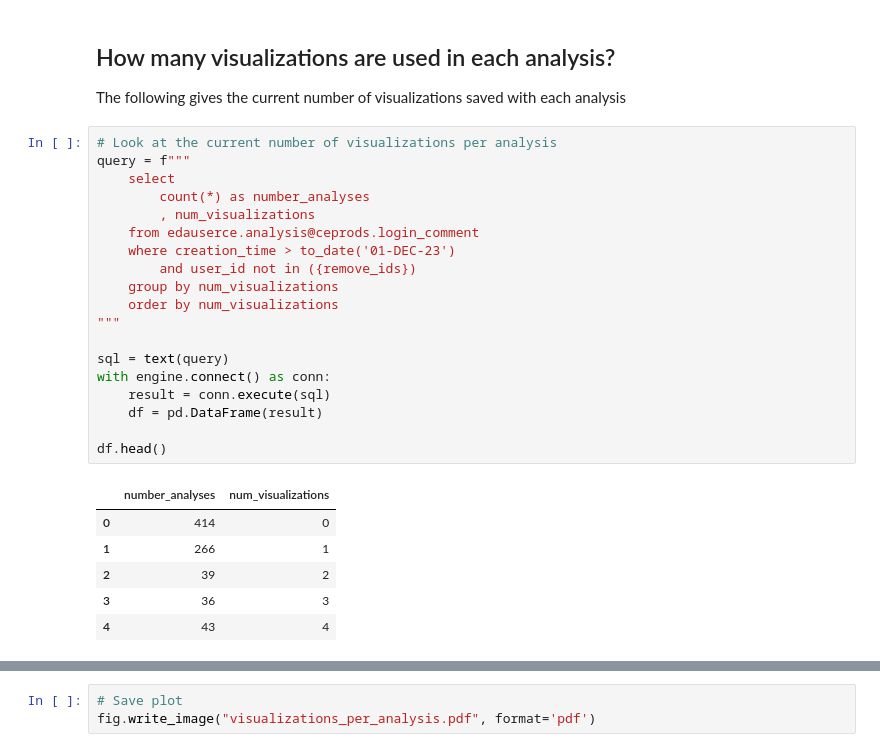
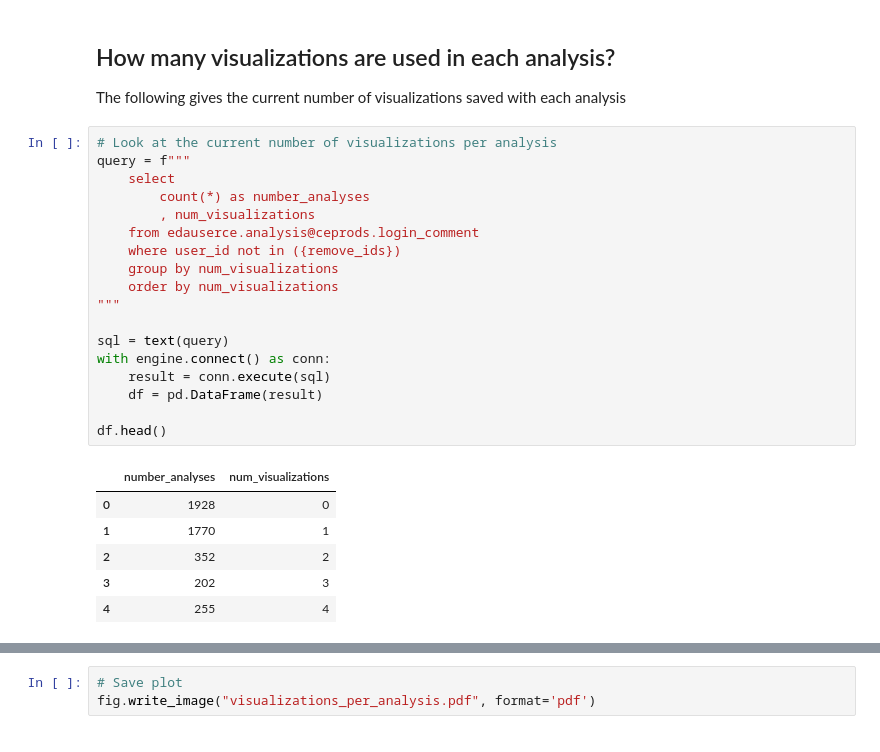
Before and after one commit to asizemore/mbiodb-site-usage, a Jupyter notebook: cedb_usage_stats.ipynb, the cells around one changed output, grey strips where cells are left out. Drawn from its saved outputs; the diff is of its cells as text.

```diff
--- a/cedb_usage_stats.ipynb
+++ b/cedb_usage_stats.ipynb
@@ -37,29 +40,28 @@ The following gives the current number of visualizations saved with each analysi
 # %%
 # Look at the current number of visualizations per analysis
 query = f"""
     select
         count(*) as number_analyses
         , num_visualizations
     from edauserce.analysis@ceprods.login_comment
-    where creation_time > to_date('01-DEC-23')
-        and user_id not in ({remove_ids})
+    where user_id not in ({remove_ids})
     group by num_visualizations
     order by num_visualizations
 """
 
 sql = text(query)
 with engine.connect() as conn:
     result = conn.execute(sql)
     df = pd.DataFrame(result)
 
 df.head()
 # %% [output]
 |  | number_analyses | num_visualizations |
-| 0 | 414 | 0 |
-| 1 | 266 | 1 |
-| 2 | 39 | 2 |
-| 3 | 36 | 3 |
-| 4 | 43 | 4 |
+| 0 | 1928 | 0 |
+| 1 | 1770 | 1 |
+| 2 | 352 | 2 |
+| 3 | 202 | 3 |
+| 4 | 255 | 4 |
 # %%
 # Plot!
 fig = px.bar(df,
```
Also changed, not shown: parts of 19 cells of this notebook, 2 other files.
